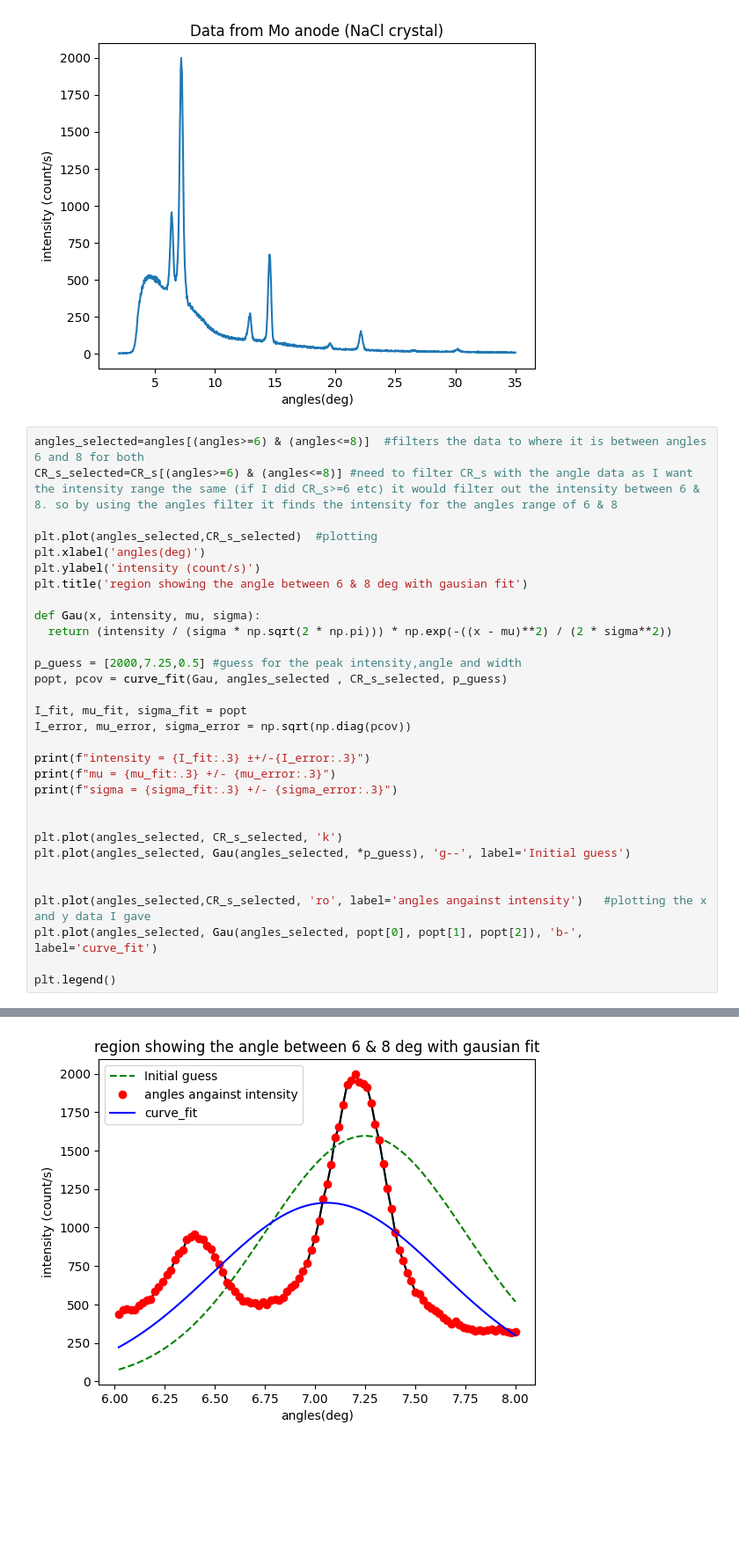
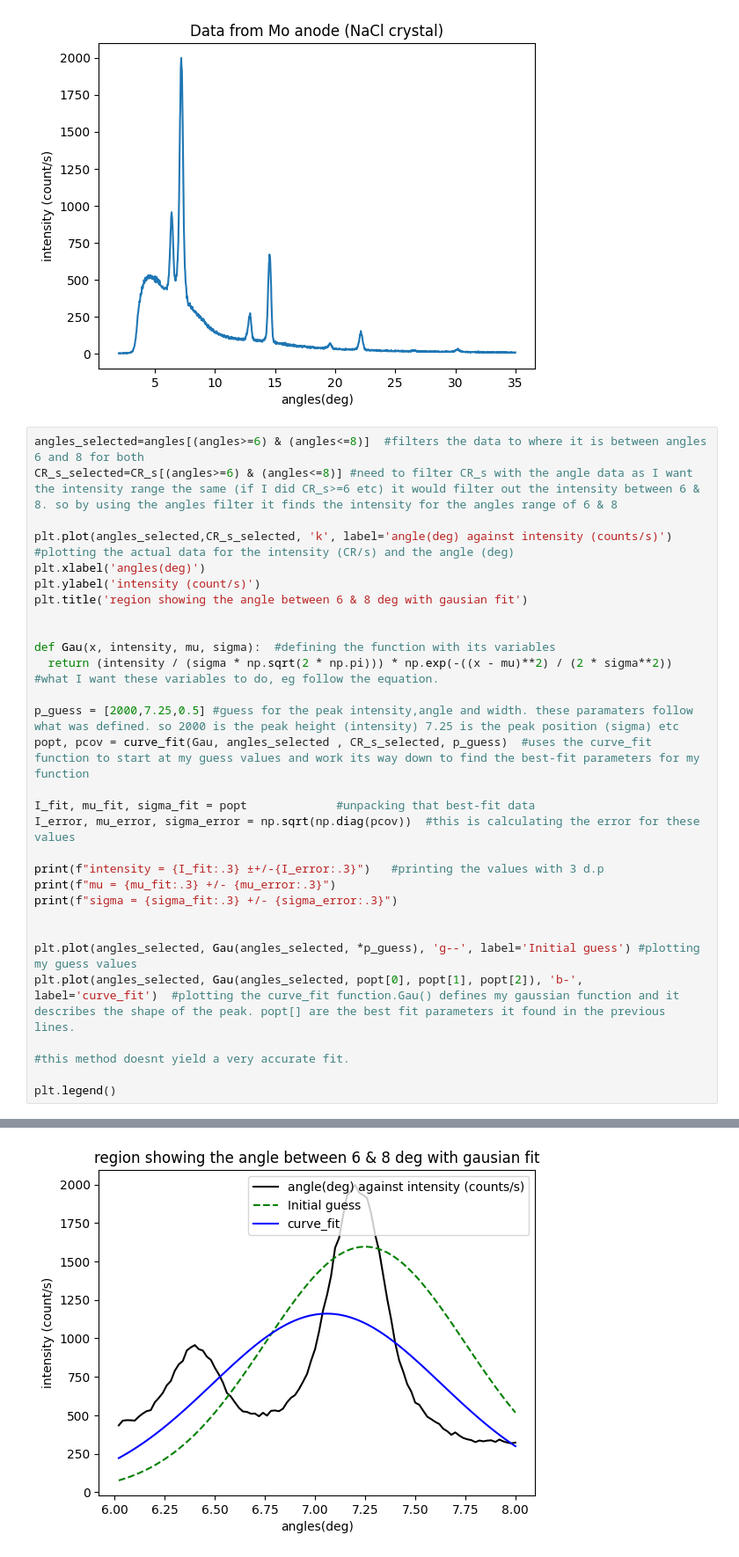
Before and after one commit to PX2145-2025/week-4-b-lloydCallum, a Jupyter notebook: Curvefit.ipynb, the cells around one changed output, grey strips where cells are left out. Shown at 88% size. Cells and saved outputs as stored; diff of their text form; blank space fills up the shorter version.

```diff
--- a/Curvefit.ipynb
+++ b/Curvefit.ipynb
@@ -281,40 +281,38 @@ Text(0.5, 1.0, 'Data from Mo anode (NaCl crystal)')
 # %%
 angles_selected=angles[(angles>=6) & (angles<=8)]  #filters the data to where it is between angles 6 and 8 for both
 CR_s_selected=CR_s[(angles>=6) & (angles<=8)] #need to filter CR_s with the angle data as I want the intensity range the same (if I did CR_s>=6 etc) it would filter out the intensity between 6 & 8. so by using the angles filter it finds the intensity for the angles range of 6 & 8
 
-plt.plot(angles_selected,CR_s_selected)  #plotting
+plt.plot(angles_selected,CR_s_selected, 'k', label='angle(deg) against intensity (counts/s)')   #plotting the actual data for the intensity (CR/s) and the angle (deg)
 plt.xlabel('angles(deg)')
 plt.ylabel('intensity (count/s)')
 plt.title('region showing the angle between 6 & 8 deg with gausian fit')
 
-def Gau(x, intensity, mu, sigma):
-  return (intensity / (sigma * np.sqrt(2 * np.pi))) * np.exp(-((x - mu)**2) / (2 * sigma**2))
 
-p_guess = [2000,7.25,0.5] #guess for the peak intensity,angle and width
-popt, pcov = curve_fit(Gau, angles_selected , CR_s_selected, p_guess)
+def Gau(x, intensity, mu, sigma):  #defining the function with its variables
+  return (intensity / (sigma * np.sqrt(2 * np.pi))) * np.exp(-((x - mu)**2) / (2 * sigma**2))  #what I want these variables to do, eg follow the equation.
 
-I_fit, mu_fit, sigma_fit = popt
-I_error, mu_error, sigma_error = np.sqrt(np.diag(pcov))
+p_guess = [2000,7.25,0.5] #guess for the peak intensity,angle and width. these paramaters follow what was defined. so 2000 is the peak height (intensity) 7.25 is the peak position (sigma) etc
+popt, pcov = curve_fit(Gau, angles_selected , CR_s_selected, p_guess)  #uses the curve_fit function to start at my guess values and work its way down to find the best-fit parameters for my function
 
-print(f"intensity = {I_fit:.3} ±+/-{I_error:.3}")
+I_fit, mu_fit, sigma_fit = popt             #unpacking that best-fit data
+I_error, mu_error, sigma_error = np.sqrt(np.diag(pcov))  #this is calculating the error for these values
+
+print(f"intensity = {I_fit:.3} ±+/-{I_error:.3}")   #printing the values with 3 d.p
 print(f"mu = {mu_fit:.3} +/- {mu_error:.3}")
 print(f"sigma = {sigma_fit:.3} +/- {sigma_error:.3}")
 
 
-plt.plot(angles_selected, CR_s_selected, 'k')
-plt.plot(angles_selected, Gau(angles_selected, *p_guess), 'g--', label='Initial guess')
-
-
-plt.plot(angles_selected,CR_s_selected, 'ro', label='angles angainst intensity')   #plotting the x and y data I gave
-plt.plot(angles_selected, Gau(angles_selected, popt[0], popt[1], popt[2]), 'b-', label='curve_fit')
+plt.plot(angles_selected, Gau(angles_selected, *p_guess), 'g--', label='Initial guess') #plotting my guess values
+plt.plot(angles_selected, Gau(angles_selected, popt[0], popt[1], popt[2]), 'b-', label='curve_fit')  #plotting the curve_fit function.Gau() defines my gaussian function and it describes the shape of the peak. popt[] are the best fit parameters it found in the previous lines.
+                                                                                                     #this method doesnt yield a very accurate fit.
 
 plt.legend()
 # %% [output]
 intensity = 1.66e+03 ±+/-1.04e+02
 mu = 7.06 +/- 0.0385
 sigma = 0.572 +/- 0.0451
 <matplotlib.legend.Legend at 0x...>
-[figure, old version]
+[figure, new version]
 # %%
 def Gau_background(x, intensity, mu, sigma, bckg):    #adding the backround into the function
   return Gau(x, intensity, mu, sigma) + bckg
```
Also changed, not shown: parts of 3 cells of this notebook.
